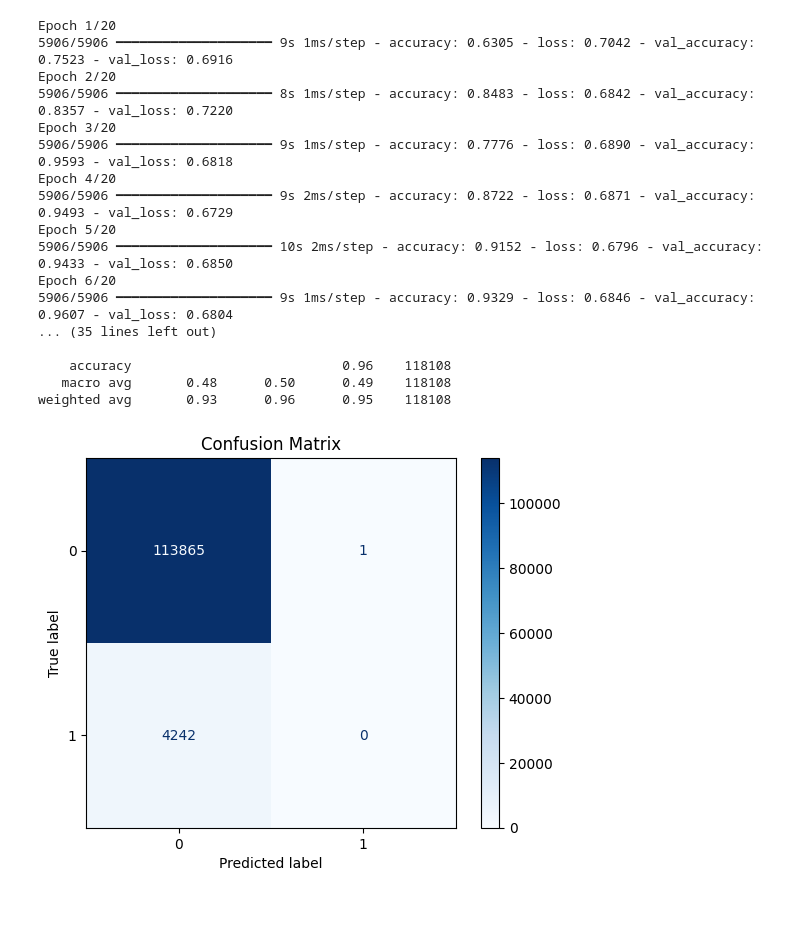
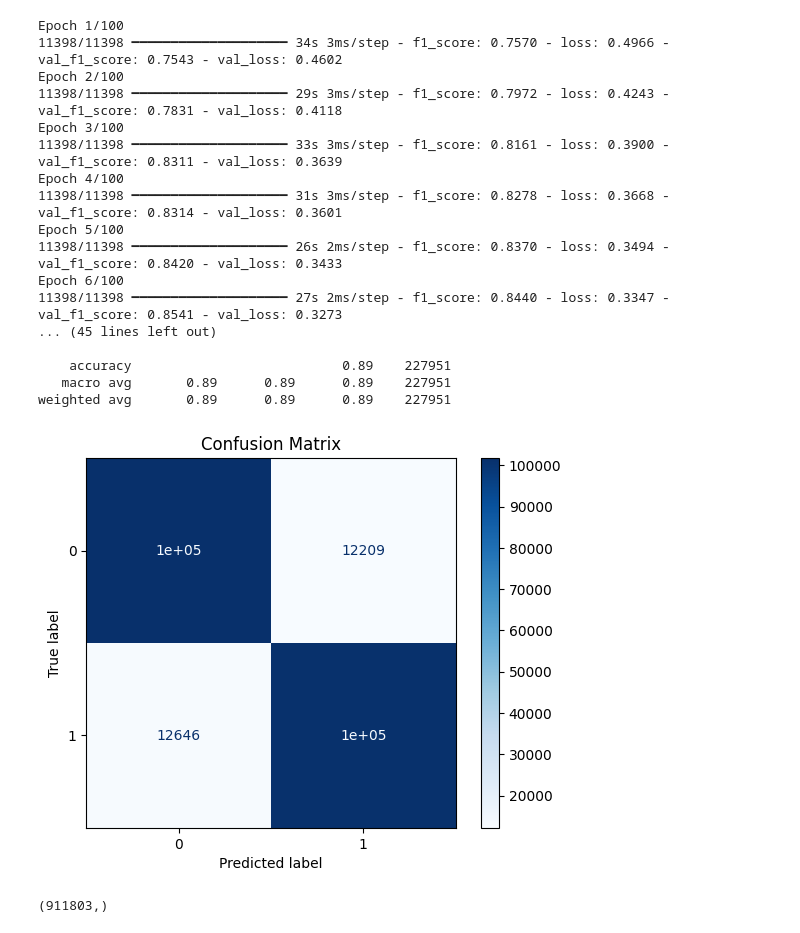
Before and after one commit to Marko-debug/Prediction-of-Fraud-transactions, a Jupyter notebook: models/TensorFlow.ipynb, the cells around one changed output. Saved outputs shown, nothing was run; the diff lists cells and outputs as text; code cells hidden in the pictures.

Commit message:
first part of TensorFlow

```diff
--- a/models/TensorFlow.ipynb
+++ b/models/TensorFlow.ipynb
@@ -54,0 +101,3 @@ X_val_scaled = scaler.transform(X_val)
+# %%
+X_train = df_train_cleaned.select_dtypes(include=['number']).drop(columns=['isFraud'])
+y_train = df_train_cleaned['isFraud']  # This is the target variable
@@ -54,0 +114,6 @@ X_val_scaled = scaler.transform(X_val)
+# %%
+X_train_final, X_val, y_train_final, y_val = train_test_split(X_train_resampled, y_train_resampled, test_size=0.2, random_state=42, stratify=y_train_resampled)
+
+scaler = StandardScaler()
+X_train_scaled = scaler.fit_transform(X_train_final)
+X_val_scaled = scaler.transform(X_val)
@@ -76,4 +148,12 @@ Length: 434, dtype: int64
+# %%
+early_stopping = tf.keras.callbacks.EarlyStopping(
+    monitor='val_loss',
+    patience=3,
+    restore_best_weights=True
+)
 # %%
+import tensorflow as tf
+
 # Build a Neural Network Model
 model = Sequential()
 
@@ -82,55 +162,56 @@ model.add(Input(shape=(X_train_scaled.shape[1],)))
 
 # Hidden Layers
 model.add(Dense(64, activation='relu'))
-model.add(Dense(32, activation='relu'))
+model.add(Dense(64, activation='relu'))
+model.add(Dense(64, activation='relu'))
 
 # Output Layer
 model.add(Dense(1, activation='sigmoid'))
 
-model.compile(optimizer=Adam(learning_rate=0.001),
-              loss='binary_crossentropy',
-              metrics=['accuracy'])
+model.compile(
+    optimizer=tf.keras.optimizers.Adam(learning_rate=0.001),
+    loss='binary_crossentropy',
+    metrics=[tf.keras.metrics.F1Score(threshold=0.5)]
+)
 # %%
-class_weights = compute_class_weight('balanced', classes=np.unique(y_train), y=y_train)
-class_weights = dict(zip(np.unique(y_train), class_weights))
-
-history = model.fit(X_train_scaled, y_train,
-                    epochs=20,
+history = model.fit(X_train_scaled, y_train_final,
+                    epochs=100,                   # Allow for many, early stopping will cut it short
                     batch_size=64,
                     validation_split=0.2,
-                    verbose=1,
-                    class_weight=class_weights)
+                    callbacks=[early_stopping],  # <- This is what enables early stopping
+                    verbose=1
+                    )
 
 # Evaluate the model on the test set
 y_pred_proba = model.predict(X_val_scaled)  # Predict probabilities
 
 # Convert probabilities to class labels (0 or 1)
 y_pred = (y_pred_proba > 0.5).astype(int)
 
 print("\nClassification Report:\n", classification_report(y_val, y_pred))
 
 cm = confusion_matrix(y_val, y_pred)
 
 disp = ConfusionMatrixDisplay(confusion_matrix=cm, display_labels=[0, 1])
 disp.plot(cmap='Blues')
 plt.title('Confusion Matrix')
 plt.show()
 # %% [output]
-Epoch 1/20
-5906/5906 ━━━━━━━━━━━━━━━━━━━━ 9s 1ms/step - accuracy: 0.6305 - loss: 0.7042 - val_accuracy: 0.7523 - val_loss: 0.6916
-Epoch 2/20
-5906/5906 ━━━━━━━━━━━━━━━━━━━━ 8s 1ms/step - accuracy: 0.8483 - loss: 0.6842 - val_accuracy: 0.8357 - val_loss: 0.7220
-Epoch 3/20
-5906/5906 ━━━━━━━━━━━━━━━━━━━━ 9s 1ms/step - accuracy: 0.7776 - loss: 0.6890 - val_accuracy: 0.9593 - val_loss: 0.6818
-Epoch 4/20
-5906/5906 ━━━━━━━━━━━━━━━━━━━━ 9s 2ms/step - accuracy: 0.8722 - loss: 0.6871 - val_accuracy: 0.9493 - val_loss: 0.6729
-Epoch 5/20
-5906/5906 ━━━━━━━━━━━━━━━━━━━━ 10s 2ms/step - accuracy: 0.9152 - loss: 0.6796 - val_accuracy: 0.9433 - val_loss: 0.6850
-Epoch 6/20
-5906/5906 ━━━━━━━━━━━━━━━━━━━━ 9s 1ms/step - accuracy: 0.9329 - loss: 0.6846 - val_accuracy: 0.9607 - val_loss: 0.6804
-... (35 lines left out)
+Epoch 1/100
+11398/11398 ━━━━━━━━━━━━━━━━━━━━ 34s 3ms/step - f1_score: 0.7570 - loss: 0.4966 - val_f1_score: 0.7543 - val_loss: 0.4602
+Epoch 2/100
+11398/11398 ━━━━━━━━━━━━━━━━━━━━ 29s 3ms/step - f1_score: 0.7972 - loss: 0.4243 - val_f1_score: 0.7831 - val_loss: 0.4118
+Epoch 3/100
+11398/11398 ━━━━━━━━━━━━━━━━━━━━ 33s 3ms/step - f1_score: 0.8161 - loss: 0.3900 - val_f1_score: 0.8311 - val_loss: 0.3639
+Epoch 4/100
+11398/11398 ━━━━━━━━━━━━━━━━━━━━ 31s 3ms/step - f1_score: 0.8278 - loss: 0.3668 - val_f1_score: 0.8314 - val_loss: 0.3601
+Epoch 5/100
+11398/11398 ━━━━━━━━━━━━━━━━━━━━ 26s 2ms/step - f1_score: 0.8370 - loss: 0.3494 - val_f1_score: 0.8420 - val_loss: 0.3433
+Epoch 6/100
+11398/11398 ━━━━━━━━━━━━━━━━━━━━ 27s 2ms/step - f1_score: 0.8440 - loss: 0.3347 - val_f1_score: 0.8541 - val_loss: 0.3273
+... (45 lines left out)
 
-    accuracy                           0.96    118108
-   macro avg       0.48      0.50      0.49    118108
-weighted avg       0.93      0.96      0.95    118108
+    accuracy                           0.89    227951
+   macro avg       0.89      0.89      0.89    227951
+weighted avg       0.89      0.89      0.89    227951
-[figure, old version]
+[figure, new version]
@@ -136,0 +225,4 @@ weighted avg       0.93      0.96      0.95    118108
+# %%
+y_train_final.shape
+# %% [output]
+(911803,)
```
Also changed, not shown: parts of 21 cells of this notebook.
